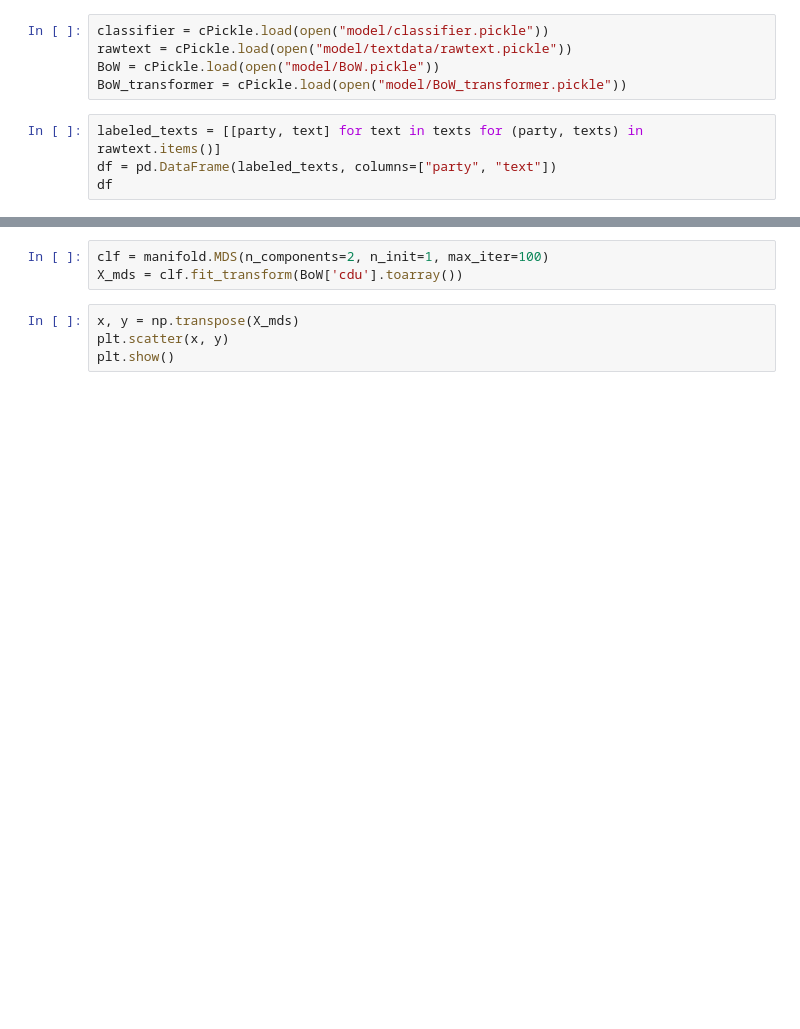
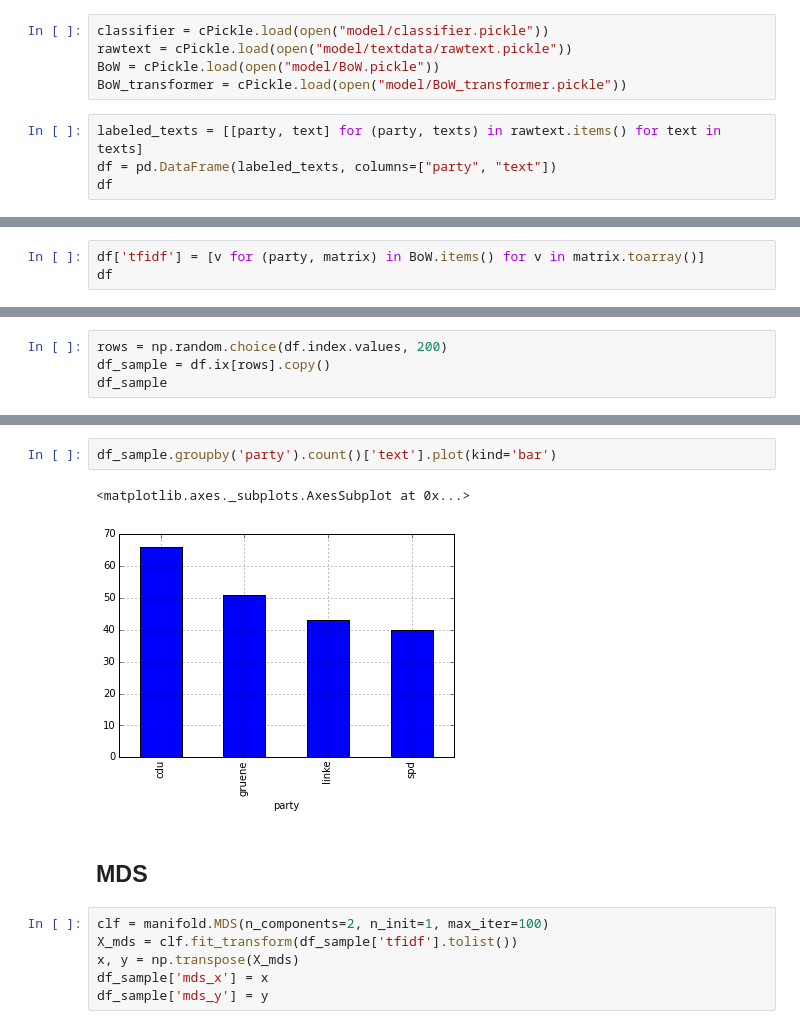
Before and after one commit to kirel/political-affiliation-prediction, a Jupyter notebook: visualization.ipynb, the cells around one changed output, grey strips where cells are left out. Saved outputs shown, nothing was run; the diff lists cells and outputs as text; blank space fills up the shorter version.

Commit message:
Visualize more

```diff
--- a/visualization.ipynb
+++ b/visualization.ipynb
@@ -11,7 +15,7 @@ rawtext = cPickle.load(open("model/textdata/rawtext.pickle"))
 BoW = cPickle.load(open("model/BoW.pickle"))
 BoW_transformer = cPickle.load(open("model/BoW_transformer.pickle"))
 # %%
-labeled_texts = [[party, text] for text in texts for (party, texts) in rawtext.items()]
+labeled_texts = [[party, text] for (party, texts) in rawtext.items() for text in texts]
 df = pd.DataFrame(labeled_texts, columns=["party", "text"])
 df
 # %% [output]
@@ -37,0 +52,3 @@ df
+# %%
+df['tfidf'] = [v for (party, matrix) in BoW.items() for v in matrix.toarray()]
+df
@@ -37,0 +76,4 @@ df
+# %%
+rows = np.random.choice(df.index.values, 200)
+df_sample = df.ix[rows].copy()
+df_sample
@@ -38,7 +99,13 @@ df
+# %%
+df_sample.groupby('party').count()['text'].plot(kind='bar')
+# %% [output]
+<matplotlib.axes._subplots.AxesSubplot at 0x...>
+[figure, added]
+# %% [markdown]
+## MDS
 # %%
 clf = manifold.MDS(n_components=2, n_init=1, max_iter=100)
-X_mds = clf.fit_transform(BoW['cdu'].toarray())
+X_mds = clf.fit_transform(df_sample['tfidf'].tolist())
+x, y = np.transpose(X_mds)
+df_sample['mds_x'] = x
+df_sample['mds_y'] = y
-# %%
-x, y = np.transpose(X_mds)
-plt.scatter(x, y)
-plt.show()
```
Also changed, not shown: parts of 16 cells of this notebook.
